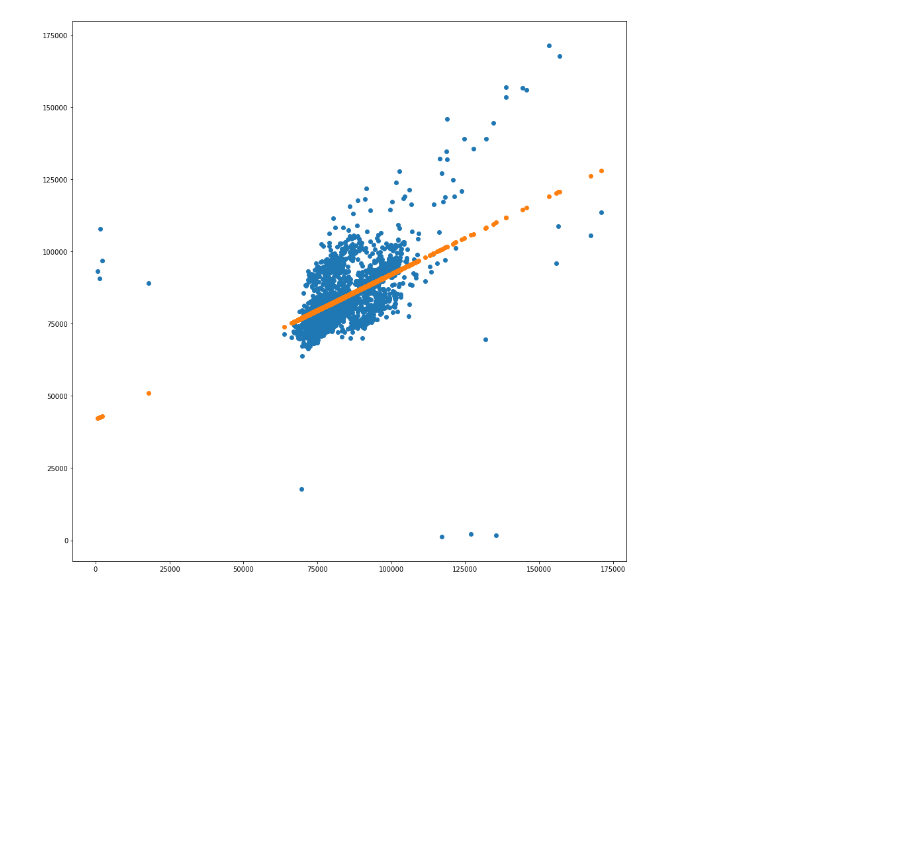
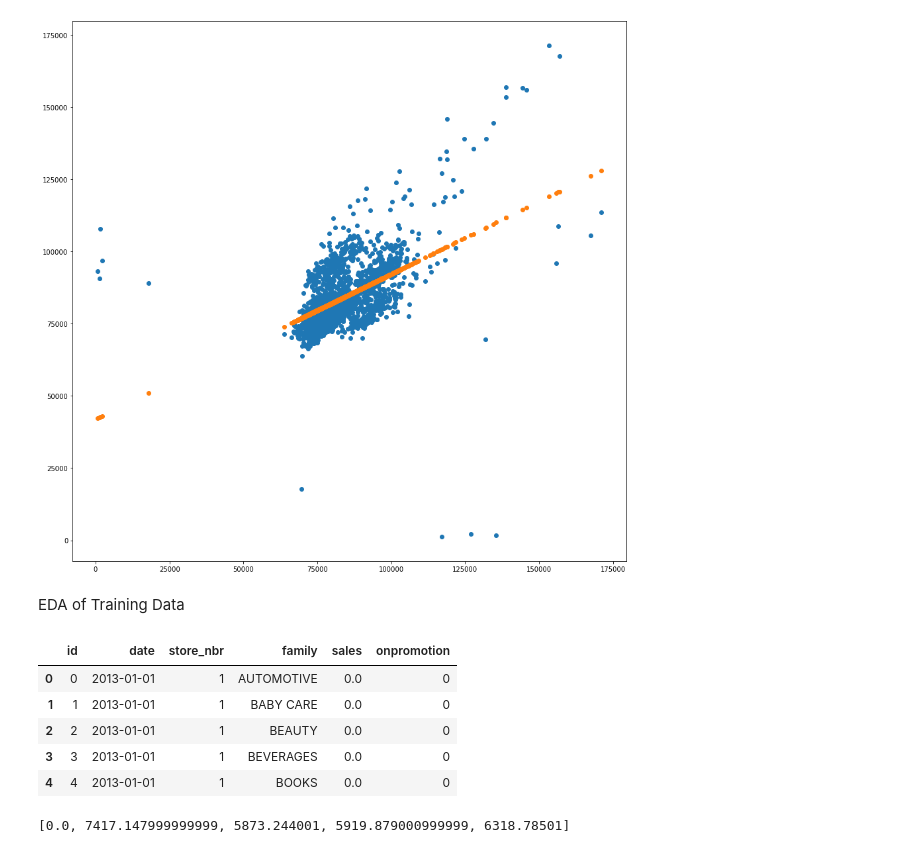
Before and after one commit to AnthonyWilson1/Store-Sales-Time-Series, a Jupyter notebook: TimeSeriesVisuals.ipynb, the cells around one changed output. Cells and saved outputs as stored; diff of their text form; code cells hidden in the pictures; blank space fills up the shorter version.

Commit message:
tables

```diff
--- a/TimeSeriesVisuals.ipynb
+++ b/TimeSeriesVisuals.ipynb
@@ -199,0 +176,2 @@ EDA of
+# %% [markdown]
+EDA of Training Data
@@ -199,0 +180,32 @@ EDA of
+# %%
+train_one = train[train['store_nbr'] == 1]
+train_one = train_one
+train_one.head()
+# %% [output]
+|  | id | date | store_nbr | family | sales | onpromotion |
+| 0 | 0 | 2013-01-01 | 1 | AUTOMOTIVE | 0.0 | 0 |
+| 1 | 1 | 2013-01-01 | 1 | BABY CARE | 0.0 | 0 |
+| 2 | 2 | 2013-01-01 | 1 | BEAUTY | 0.0 | 0 |
+| 3 | 3 | 2013-01-01 | 1 | BEVERAGES | 0.0 | 0 |
+| 4 | 4 | 2013-01-01 | 1 | BOOKS | 0.0 | 0 |
+# %%
+sales_dates = train['date'].drop_duplicates()
+sales_cons = train_one.values.tolist()
+
+sales_by_date = {}
+
+for date_s in sales_dates:
+    sales_by_date[date_s] = 0
+
+#sales_by_date[date_s[4]] + date_s[4]
+
+for date_s in sales_cons:
+    sales_by_date[date_s[1]] = date_s[4] + sales_by_date[date_s[1]]
+
+sales_one_values = []
+
+for values in sales_by_date:
+    sales_one_values.append(sales_by_date[values])
+print(sales_one_values[:5])
+# %% [output]
+[0.0, 7417.147999999999, 5873.244001, 5919.879000999999, 6318.78501]
```
Also changed, not shown: parts of 6 cells of this notebook.
